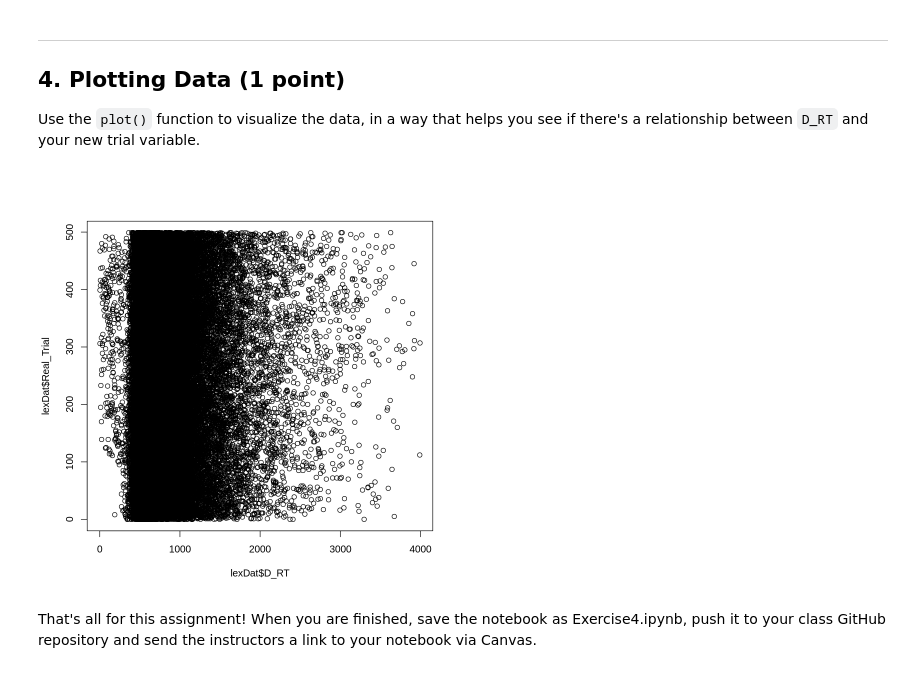
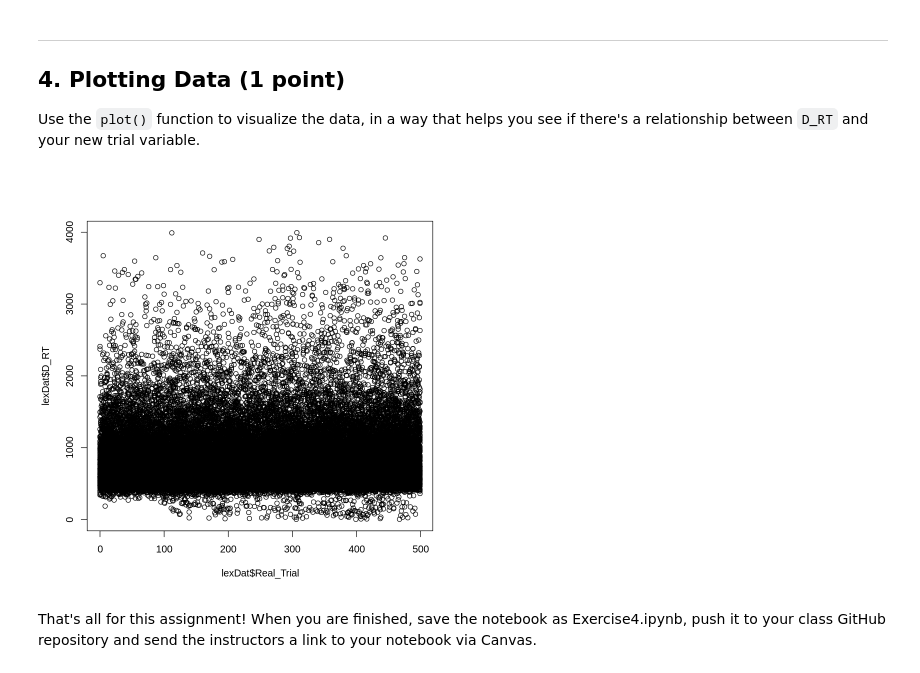
Before and after one commit to moloruns/Olorunsola_DSPN_S26, a Jupyter notebook: Exercise4.ipynb, the cells around one changed output. Drawn from its saved outputs; the diff is of its cells as text; code cells hidden in the pictures.

```diff
--- a/Exercise4.ipynb
+++ b/Exercise4.ipynb
@@ -84,9 +103,9 @@ lexDat <- lexDat %>%
 
 Use the `plot()` function to visualize the data, in a way that helps you see if there's a relationship between `D_RT` and your new trial variable.
 # %%
-plot(lexDat$D_RT, lexDat$Real_Trial)
+plot(lexDat$Real_Trial, lexDat$D_RT)
 # %% [output]
-[figure, old version]
+[figure, new version]
 # %% [markdown]
 That's all for this assignment! When you are finished, save the notebook as Exercise4.ipynb, push it to your class GitHub repository and send the instructors a link to your notebook via Canvas.
 # %% [markdown]
```
Also changed, not shown: parts of 4 cells of this notebook.
